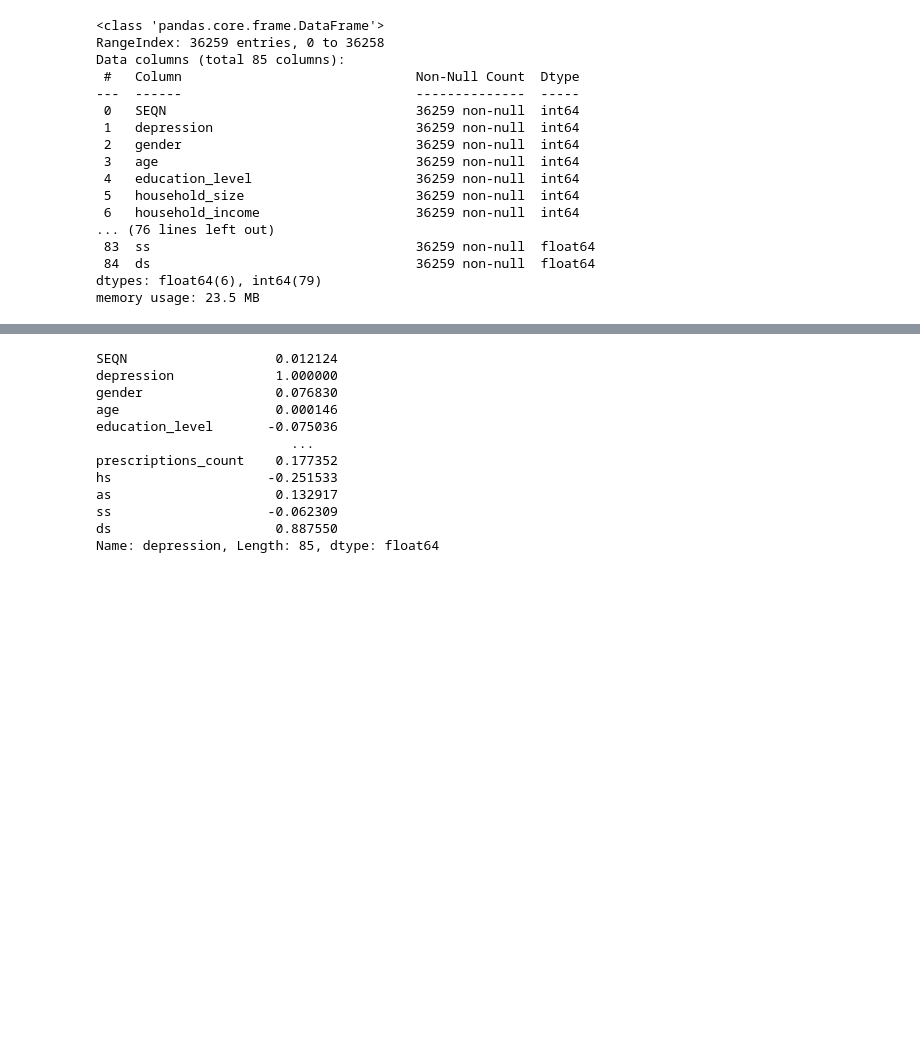
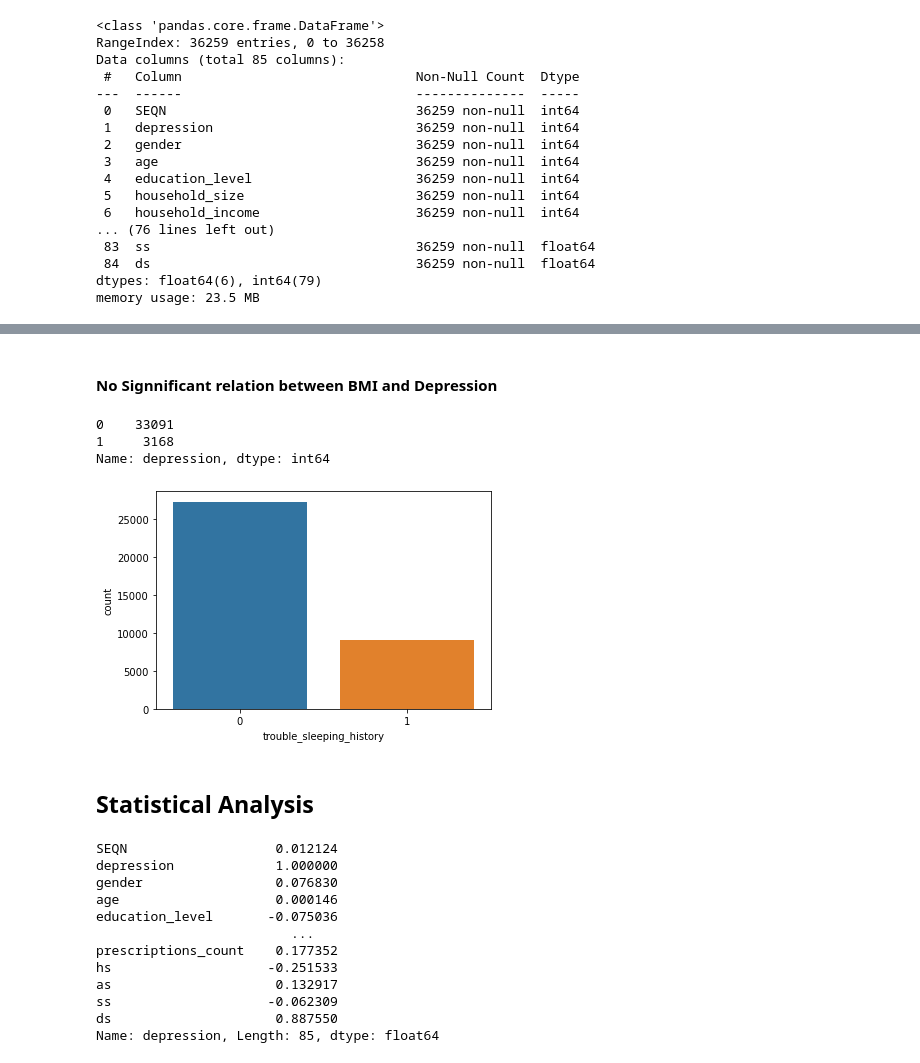
Before and after one commit to animesh288/Team-Dyad_PS-5, a Jupyter notebook: ML Model/status.ipynb, the cells around one changed output, grey strips where cells are left out. Cells and saved outputs as stored; diff of their text form; code cells hidden in the pictures; blank space fills up the shorter version.

```diff
--- a/ML Model/status.ipynb
+++ b/ML Model/status.ipynb
@@ -354,3 +408,21 @@ Length: 85, dtype: int64
+# %% [markdown]
+#### No Signnificant relation between BMI and Depression
+# %%
+y = df["trouble_sleeping_history"]
+
+sns.countplot(y)
+
+
+target_temp = df.depression.value_counts()
+
+print(target_temp)
+# %% [output]
+0    33091
+1     3168
+Name: depression, dtype: int64
+[figure, added]
+# %% [markdown]
+## Statistical Analysis
 # %%
 correlations = df.corr()
 print(correlations["depression"])
```
Also changed, not shown: parts of 82 cells of this notebook.
